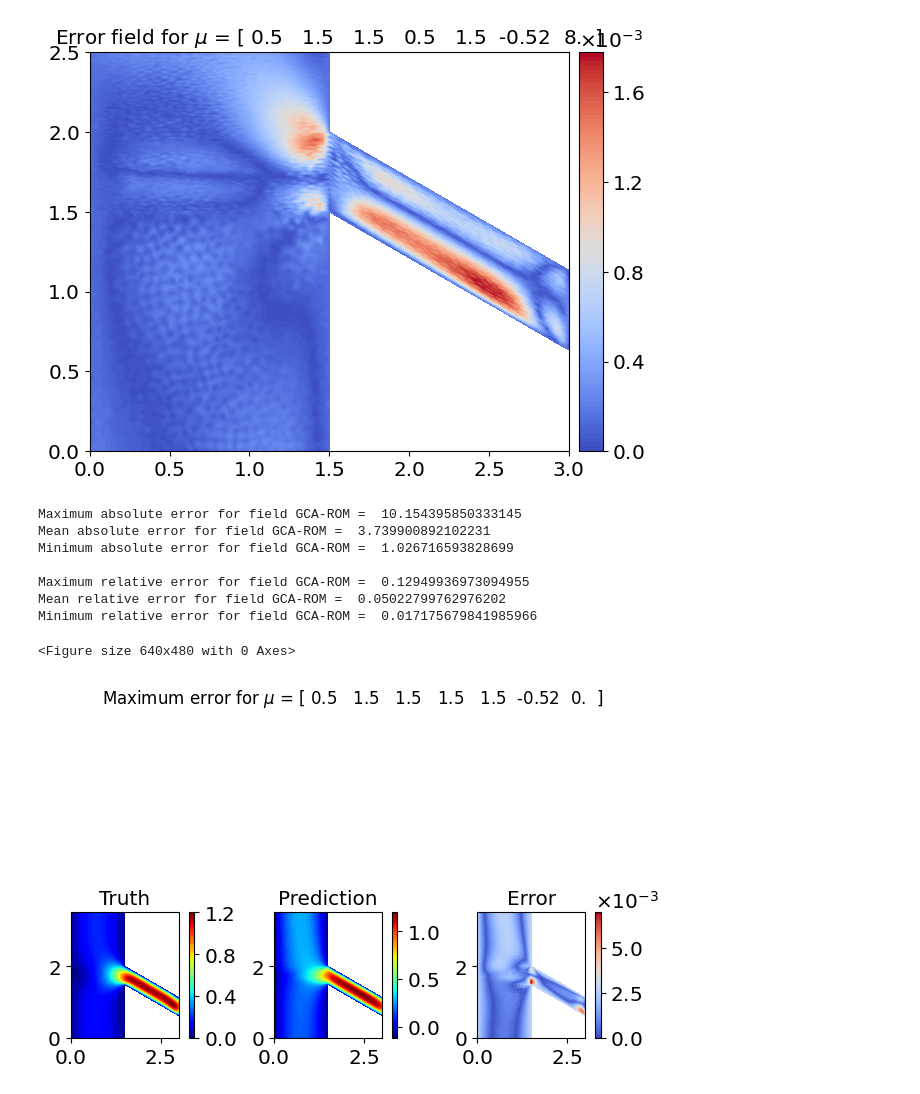
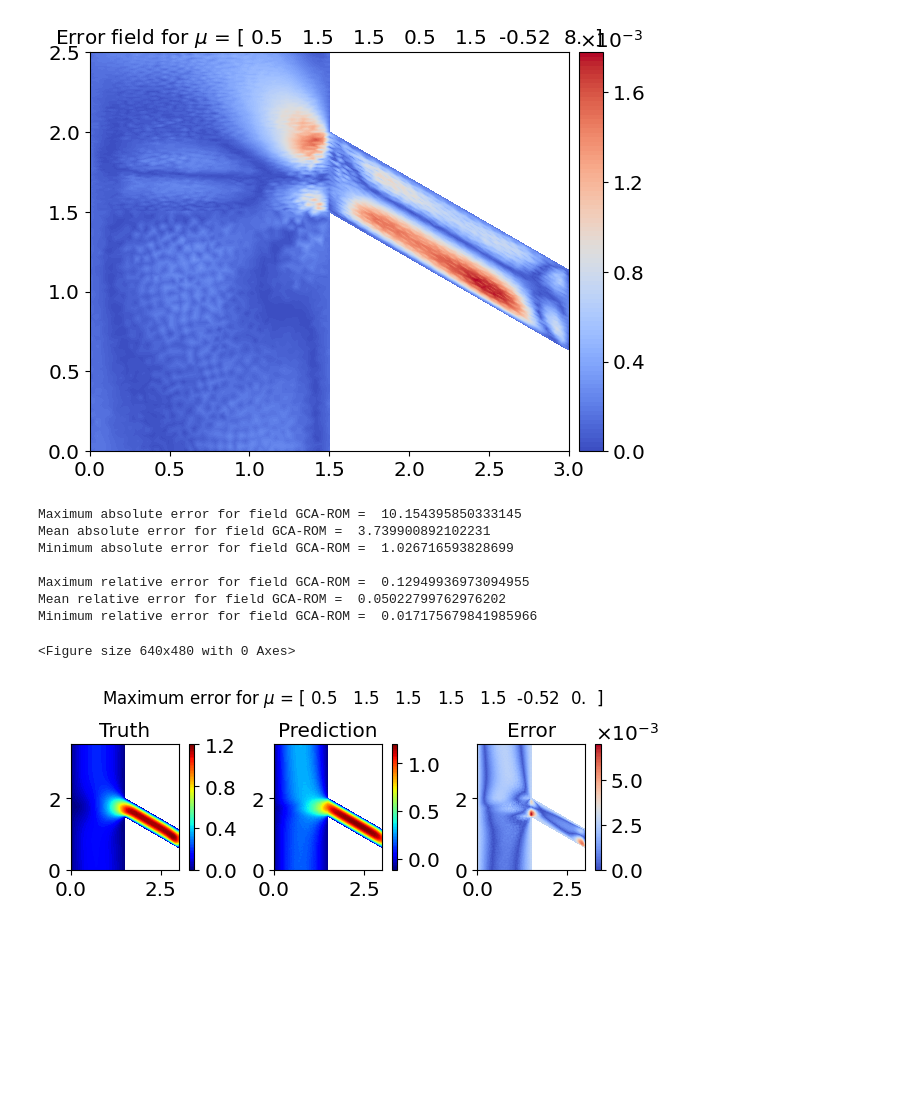
Before and after one commit to Oisin-M/GFN, a Jupyter notebook: stokes/gca_rom.ipynb, the cells around one changed output. Cells and saved outputs as stored; diff of their text form; code cells hidden in the pictures; blank space fills up the shorter version.

Commit message:
Add gca-rom results

```diff
--- a/stokes/gca_rom.ipynb
+++ b/stokes/gca_rom.ipynb
@@ -106,18 +105,18 @@ for SNAP in snapshots[0:N]:
 # %%
 results_test, _, _ = testing.evaluate(VAR_test, model, val_loader, params, HyperParams, test_trajectories)
 
 error_abs, norm = error.compute_error(results_test, VAR_test, scaler_test, HyperParams)
 error.print_error(error_abs, norm, vars)
 error.save_error(error_abs, norm, HyperParams, vars)
 
-plotting.plot_comparison_fields(results, VAR_all, scaler_all, HyperParams, dataset, xyz, params, adjust_title=1.1)
+plotting.plot_comparison_fields(results, VAR_all, scaler_all, HyperParams, dataset, xyz, params, adjust_title=0.75)
 # %% [output]
 Maximum absolute error for field GCA-ROM =  10.154395850333145
 Mean absolute error for field GCA-ROM =  3.739900892102231
 Minimum absolute error for field GCA-ROM =  1.026716593828699
 
 Maximum relative error for field GCA-ROM =  0.12949936973094955
 Mean relative error for field GCA-ROM =  0.05022799762976202
 Minimum relative error for field GCA-ROM =  0.017175679841985966
 <Figure size 640x480 with 0 Axes>
-[figure, old version]
+[figure, new version]
```
Also changed, not shown: parts of 1 cell of this notebook, 2 other files.
